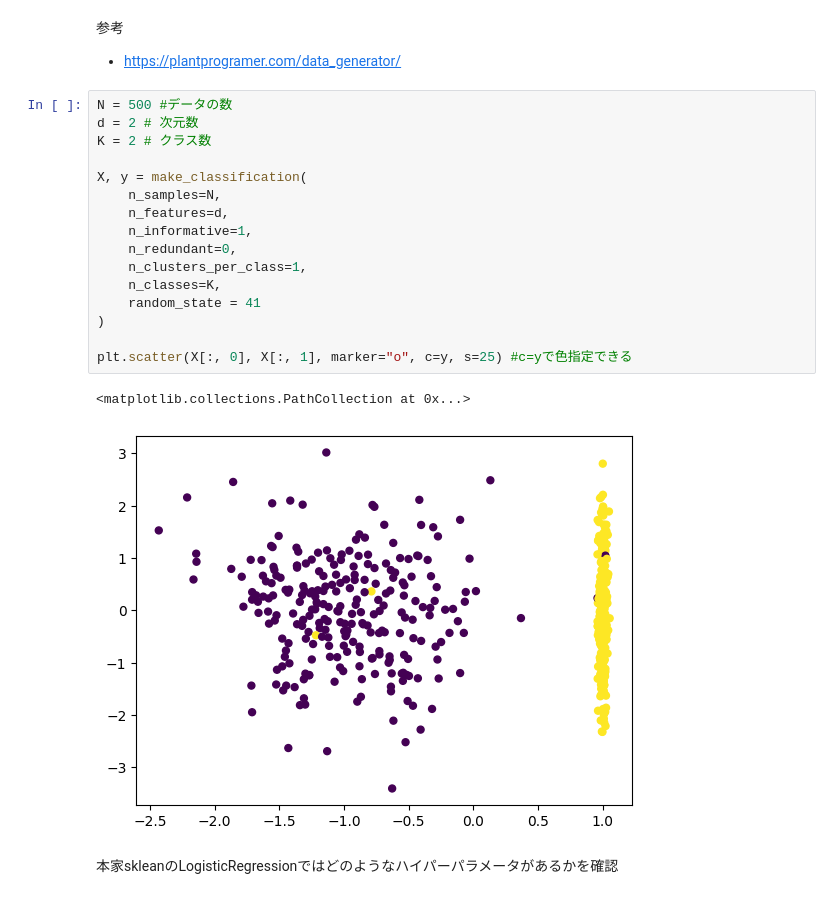
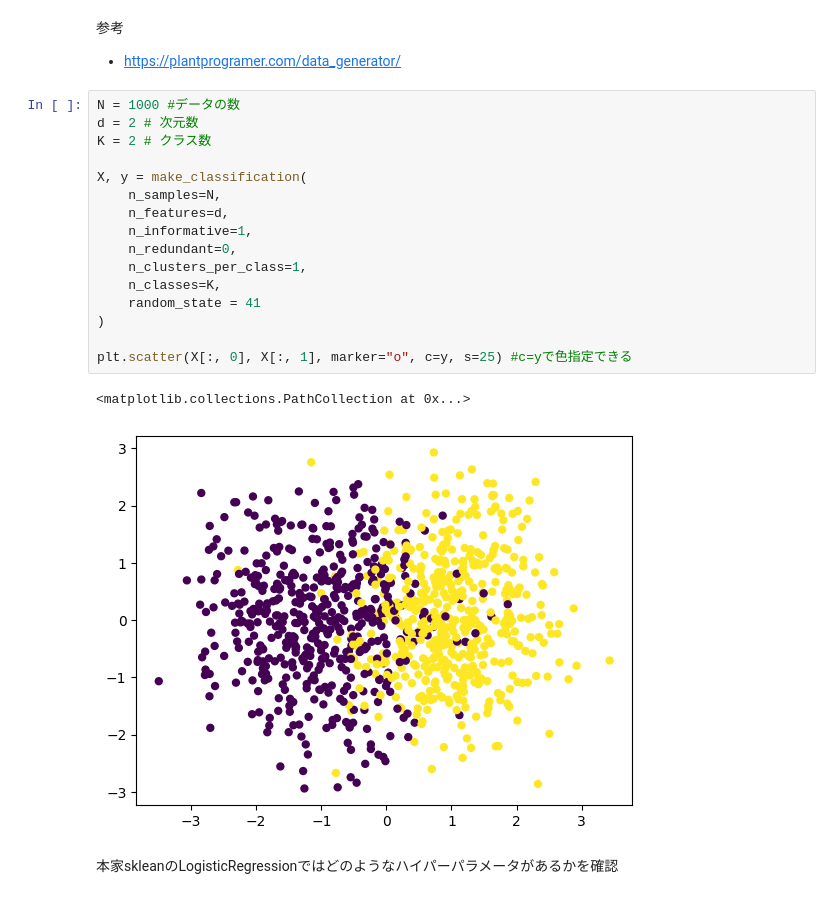
Before and after one commit to Takahashi-Kaisei/machine-learning, a Jupyter notebook: notebook/logistic_regression.ipynb, the cells around one changed output. Drawn from its saved outputs; the diff is of its cells as text.

```diff
--- a/notebook/logistic_regression.ipynb
+++ b/notebook/logistic_regression.ipynb
@@ -26,24 +30,24 @@ import time
 参考
 - https://plantprogramer.com/data_generator/
 # %%
-N = 500 #データの数
+N = 1000 #データの数
 d = 2 # 次元数
 K = 2 # クラス数
 
 X, y = make_classification(
     n_samples=N,
     n_features=d,
     n_informative=1,
     n_redundant=0,
     n_clusters_per_class=1,
     n_classes=K,
     random_state = 41
 )
 
 plt.scatter(X[:, 0], X[:, 1], marker="o", c=y, s=25) #c=yで色指定できる
 # %% [output]
 <matplotlib.collections.PathCollection at 0x...>
-[figure, old version]
+[figure, new version]
 # %% [markdown]
 本家skleanのLogisticRegressionではどのようなハイパーパラメータがあるかを確認
 # %%
```
Also changed, not shown: parts of 25 cells of this notebook.
